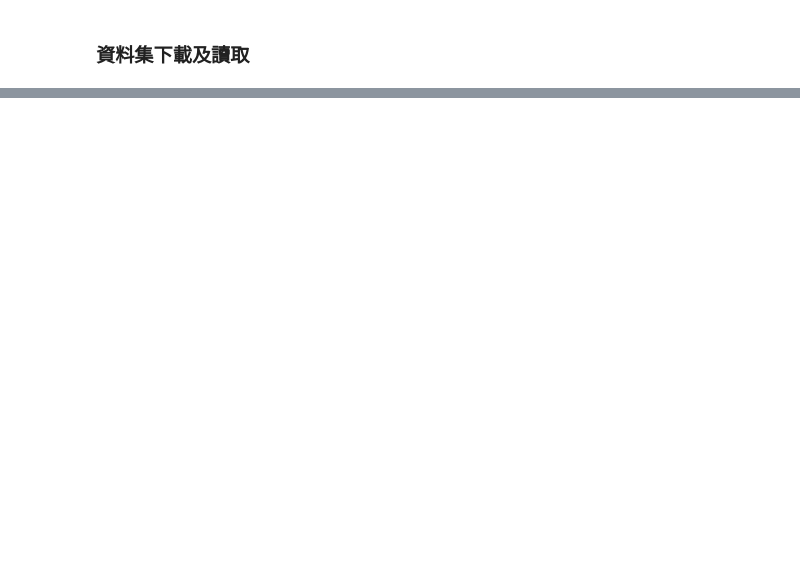
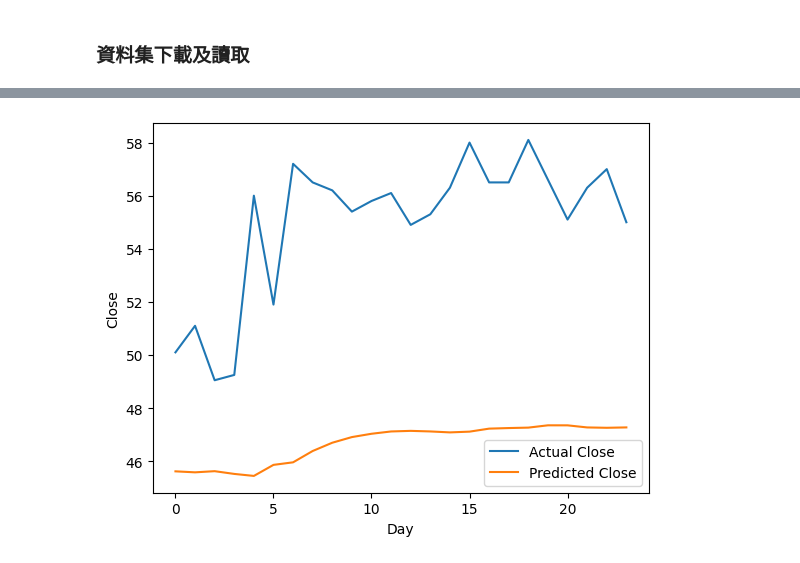
Before and after one commit to ruby0322/bda-midterm-project, a Jupyter notebook: bda_midterm_project.ipynb, the cells around one changed output, grey strips where cells are left out. Cells and saved outputs as stored; diff of their text form; code cells hidden in the pictures; blank space fills up the shorter version.

```diff
--- a/bda_midterm_project.ipynb
+++ b/bda_midterm_project.ipynb
@@ -76,0 +288,7 @@ dict_keys(['微股力籌碼數據-2年', '微股力財報數據-2年', '內容
+# %%
+X_train = torch.tensor(X_train).float()
+y_train = torch.tensor(y_train).float()
+X_test = torch.tensor(X_test).float()
+y_test = torch.tensor(y_test).float()
+
+X_train.shape, X_test.shape, y_train.shape, y_test.shape
@@ -76,0 +532,9 @@ dict_keys(['微股力籌碼數據-2年', '微股力財報數據-2年', '內容
+# %%
+plt.plot(new_y_test, label='Actual Close')
+plt.plot(test_predictions, label='Predicted Close')
+plt.xlabel('Day')
+plt.ylabel('Close')
+plt.legend()
+plt.show()
+# %% [output]
+[figure, added]
```
Also changed, not shown: parts of 35 cells of this notebook.
